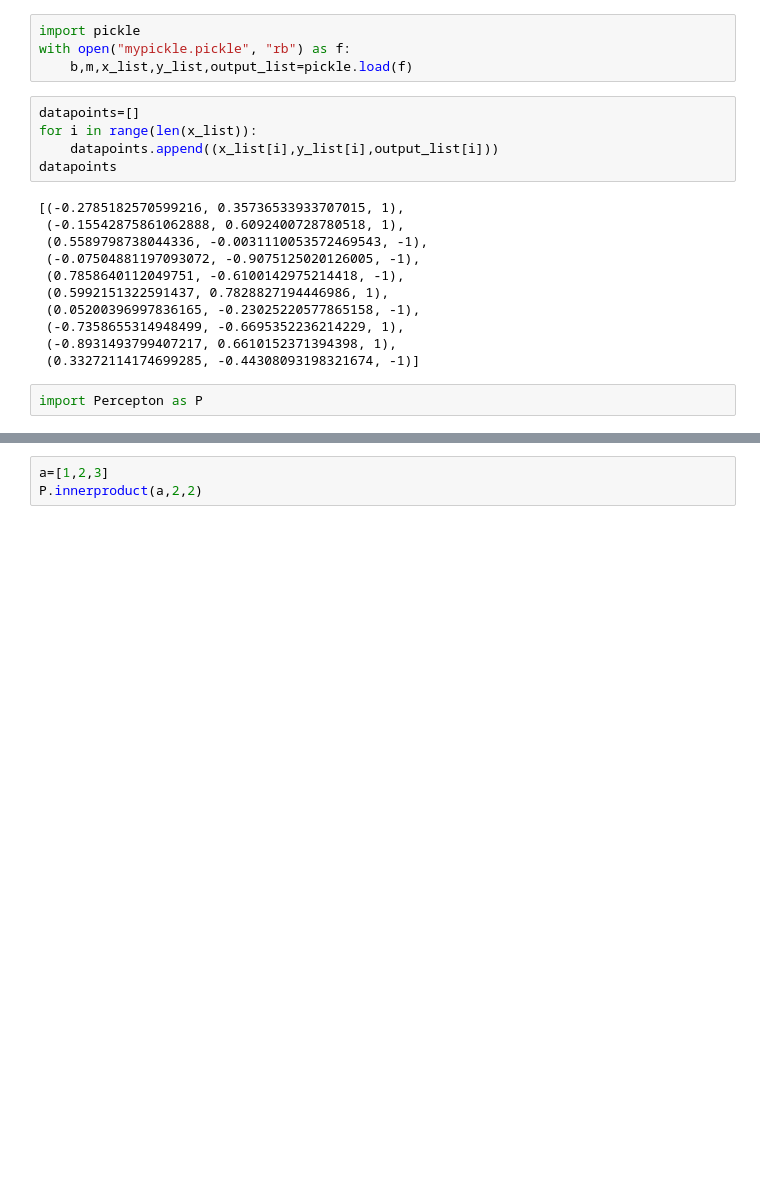
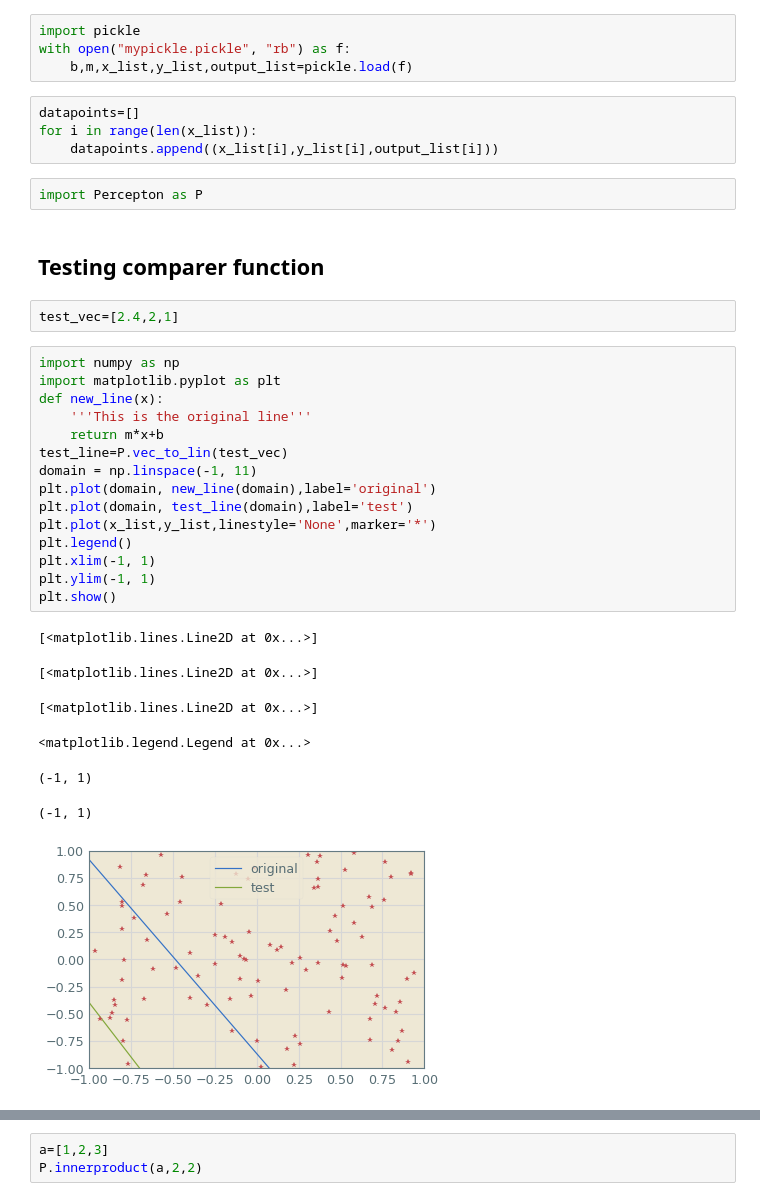
Before and after one commit to bbli/CS156-Code, a Jupyter notebook: PLA/PerceptonAlgorithm.ipynb, the cells around one changed output, grey strips where cells are left out. Cells and saved outputs as stored; diff of their text form; blank space fills up the shorter version.

```diff
--- a/PLA/PerceptonAlgorithm.ipynb
+++ b/PLA/PerceptonAlgorithm.ipynb
@@ -8,17 +8,32 @@ with open("mypickle.pickle", "rb") as f:
 datapoints=[]
 for i in range(len(x_list)):
     datapoints.append((x_list[i],y_list[i],output_list[i]))
-datapoints
-# %% [output]
-[(-0.2785182570599216, 0.35736533933707015, 1),
- (-0.15542875861062888, 0.6092400728780518, 1),
- (0.5589798738044336, -0.0031110053572469543, -1),
- (-0.07504881197093072, -0.9075125020126005, -1),
- (0.7858640112049751, -0.6100142975214418, -1),
- (0.5992151322591437, 0.7828827194446986, 1),
- (0.05200396997836165, -0.23025220577865158, -1),
- (-0.7358655314948499, -0.6695352236214229, 1),
- (-0.8931493799407217, 0.6610152371394398, 1),
- (0.33272114174699285, -0.44308093198321674, -1)]
 # %%
 import Percepton as P
+# %% [markdown]
+## Testing comparer function
+# %%
+test_vec=[2.4,2,1]
+# %%
+import numpy as np
+import matplotlib.pyplot as plt
+def new_line(x):
+    '''This is the original line'''
+    return m*x+b
+test_line=P.vec_to_lin(test_vec)
+domain = np.linspace(-1, 11)
+plt.plot(domain, new_line(domain),label='original')
+plt.plot(domain, test_line(domain),label='test')
+plt.plot(x_list,y_list,linestyle='None',marker='*')
+plt.legend()
+plt.xlim(-1, 1)
+plt.ylim(-1, 1)
+plt.show()
+# %% [output]
+[<matplotlib.lines.Line2D at 0x...>]
+[<matplotlib.lines.Line2D at 0x...>]
+[<matplotlib.lines.Line2D at 0x...>]
+<matplotlib.legend.Legend at 0x...>
+(-1, 1)
+(-1, 1)
+[figure, added]
```
Also changed, not shown: parts of 31 cells of this notebook, 2 other files.
